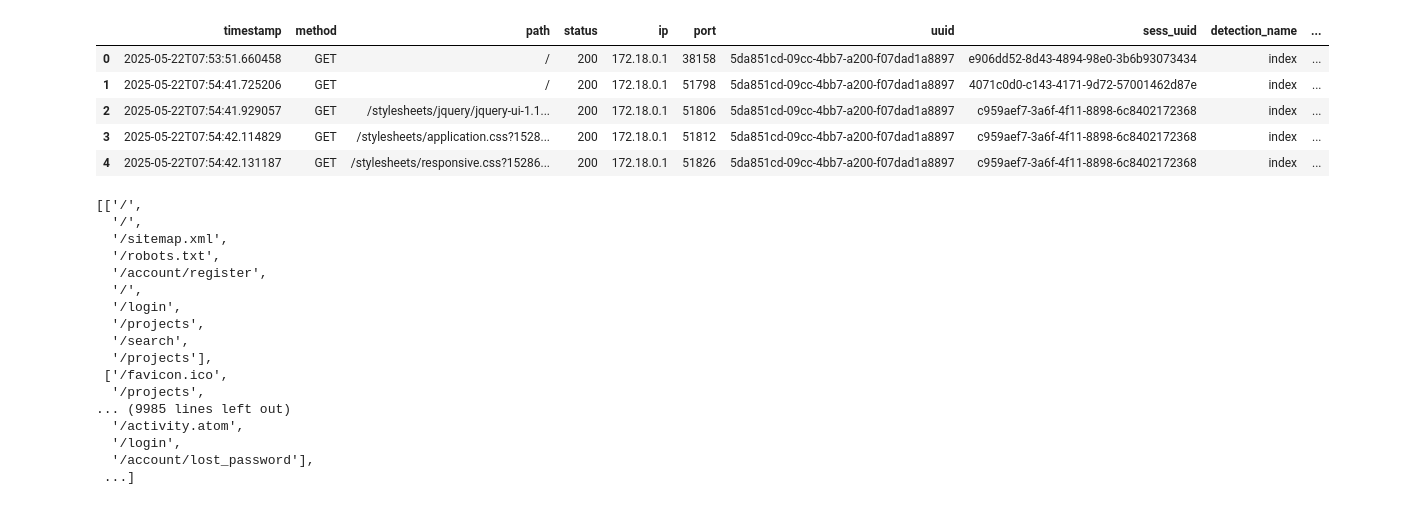
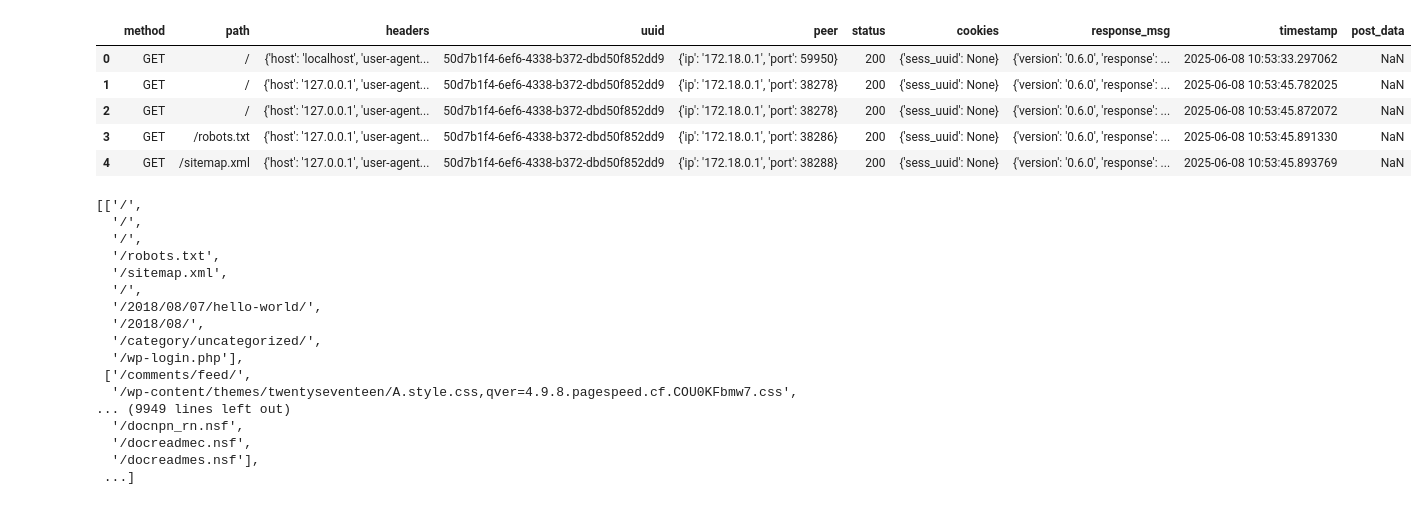
Before and after one commit to yehezkiel1086/ml-web-honeypot, a Jupyter notebook: data-mining/apriori.ipynb, the cells around one changed output. Cells and saved outputs as stored; diff of their text form; code cells hidden in the pictures.

```diff
--- a/data-mining/apriori.ipynb
+++ b/data-mining/apriori.ipynb
@@ -1,56 +1,56 @@
 # %%
 import pandas as pd
 
-df = pd.read_csv("../detected.csv")
+df = pd.read_json("../tanner_report.json", lines=True)
 
 df.head(5)
 # %% [output]
-|  | timestamp | method | path | status | ip | port | uuid | sess_uuid | detection_name | ... |
-| 0 | 2025-05-22T07:53:51.660458 | GET | / | 200 | 172.18.0.1 | 38158 | 5da851cd-09cc-4bb7-a200-f07dad1a8897 | e906dd52-8d43-4894-98e0-3b6b93073434 | index | ... |
-| 1 | 2025-05-22T07:54:41.725206 | GET | / | 200 | 172.18.0.1 | 51798 | 5da851cd-09cc-4bb7-a200-f07dad1a8897 | 4071c0d0-c143-4171-9d72-57001462d87e | index | ... |
-| 2 | 2025-05-22T07:54:41.929057 | GET | /stylesheets/jquery/jquery-ui-1.1... | 200 | 172.18.0.1 | 51806 | 5da851cd-09cc-4bb7-a200-f07dad1a8897 | c959aef7-3a6f-4f11-8898-6c8402172368 | index | ... |
-| 3 | 2025-05-22T07:54:42.114829 | GET | /stylesheets/application.css?1528... | 200 | 172.18.0.1 | 51812 | 5da851cd-09cc-4bb7-a200-f07dad1a8897 | c959aef7-3a6f-4f11-8898-6c8402172368 | index | ... |
-| 4 | 2025-05-22T07:54:42.131187 | GET | /stylesheets/responsive.css?15286... | 200 | 172.18.0.1 | 51826 | 5da851cd-09cc-4bb7-a200-f07dad1a8897 | c959aef7-3a6f-4f11-8898-6c8402172368 | index | ... |
+|  | method | path | headers | uuid | peer | status | cookies | response_msg | timestamp | post_data |
+| 0 | GET | / | {'host': 'localhost', 'user-agent... | 50d7b1f4-6ef6-4338-b372-dbd50f852dd9 | {'ip': '172.18.0.1', 'port': 59950} | 200 | {'sess_uuid': None} | {'version': '0.6.0', 'response': ... | 2025-06-08 10:53:33.297062 | NaN |
+| 1 | GET | / | {'host': '127.0.0.1', 'user-agent... | 50d7b1f4-6ef6-4338-b372-dbd50f852dd9 | {'ip': '172.18.0.1', 'port': 38278} | 200 | {'sess_uuid': None} | {'version': '0.6.0', 'response': ... | 2025-06-08 10:53:45.782025 | NaN |
+| 2 | GET | / | {'host': '127.0.0.1', 'user-agent... | 50d7b1f4-6ef6-4338-b372-dbd50f852dd9 | {'ip': '172.18.0.1', 'port': 38278} | 200 | {'sess_uuid': None} | {'version': '0.6.0', 'response': ... | 2025-06-08 10:53:45.872072 | NaN |
+| 3 | GET | /robots.txt | {'host': '127.0.0.1', 'user-agent... | 50d7b1f4-6ef6-4338-b372-dbd50f852dd9 | {'ip': '172.18.0.1', 'port': 38286} | 200 | {'sess_uuid': None} | {'version': '0.6.0', 'response': ... | 2025-06-08 10:53:45.891330 | NaN |
+| 4 | GET | /sitemap.xml | {'host': '127.0.0.1', 'user-agent... | 50d7b1f4-6ef6-4338-b372-dbd50f852dd9 | {'ip': '172.18.0.1', 'port': 38288} | 200 | {'sess_uuid': None} | {'version': '0.6.0', 'response': ... | 2025-06-08 10:53:45.893769 | NaN |
 # %%
-filtered_df = df[df['user_agent'] == "Mozilla/5.0 (Windows NT 10.0; Win64; x64) AppleWebKit/537.36 (KHTML, like Gecko) Chrome/131.0.0.0 Safari/537.36"]
+paths = df["path"]
 
 # get the paths with params
 # filtered_paths = filtered_df["path"]
 
 # get the paths without params
-filtered_paths = filtered_df["path"].apply(lambda x: x.split('?', 1)[0])
+paths = paths.apply(lambda x: x.split('?', 1)[0])
 
-filtered_paths_matrix = []
+paths_matrix = []
 tmp = []
 
-for i, x in enumerate(filtered_paths):
+for i, x in enumerate(paths):
   if i % 10 == 0 and i != 0:
-    filtered_paths_matrix.append(tmp)
+    paths_matrix.append(tmp)
     tmp = []
   tmp.append(x)
 
 # Add the last group if not empty
 if tmp:
-  filtered_paths_matrix.append(tmp)
+  paths_matrix.append(tmp)
 
-filtered_paths_matrix
+paths_matrix
 # %% [output]
 [['/',
   '/',
+  '/',
+  '/robots.txt',
   '/sitemap.xml',
-  '/robots.txt',
-  '/account/register',
   '/',
-  '/login',
-  '/projects',
-  '/search',
-  '/projects'],
- ['/favicon.ico',
-  '/projects',
-... (9985 lines left out)
-  '/activity.atom',
-  '/login',
-  '/account/lost_password'],
+  '/2018/08/07/hello-world/',
+  '/2018/08/',
+  '/category/uncategorized/',
+  '/wp-login.php'],
+ ['/comments/feed/',
+  '/wp-content/themes/twentyseventeen/A.style.css,qver=4.9.8.pagespeed.cf.COU0KFbmw7.css',
+... (9949 lines left out)
+  '/docnpn_rn.nsf',
+  '/docreadmec.nsf',
+  '/docreadmes.nsf'],
  ...]
 # %%
 from mlxtend.preprocessing import TransactionEncoder
```
Also changed, not shown: parts of 2 cells of this notebook.
